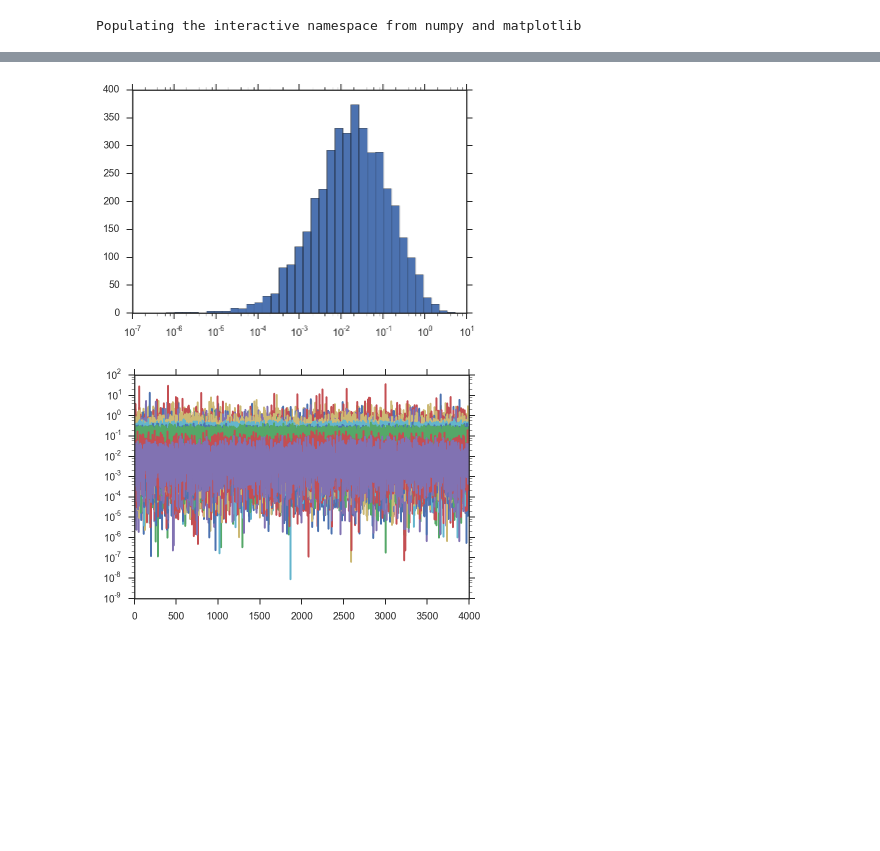
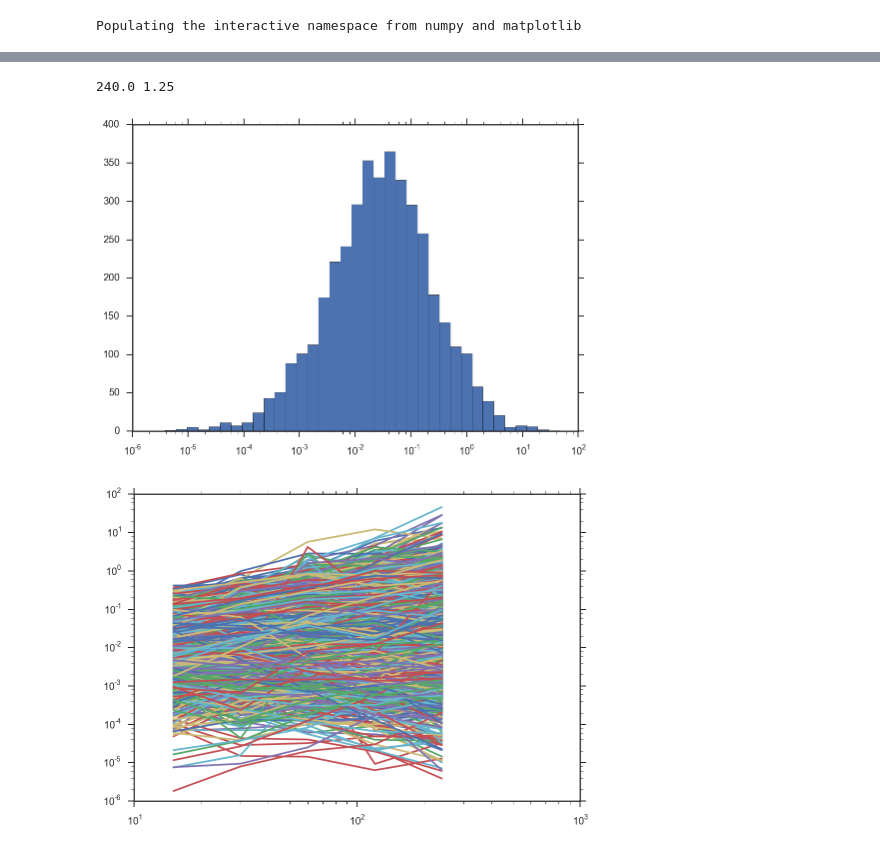
Before and after one commit to farr/kepler-selection, a Jupyter notebook: kephackwk/BinnedUncertaintyStan.ipynb, the cells around one changed output, grey strips where cells are left out. Cells and saved outputs as stored; diff of their text form; code cells hidden in the pictures; blank space fills up the shorter version.

```diff
--- a/kephackwk/BinnedUncertaintyStan.ipynb
+++ b/kephackwk/BinnedUncertaintyStan.ipynb
@@ -148,11 +135,13 @@ ylabel(r'$R$ ($R_\oplus$)')
 # %%
-pu.plot_histogram_posterior(samples['dndlnpdlnr'][:,-1,1], log=True)
+pu.plot_histogram_posterior(samples['dndlnpdlnr'][:,-1,0], log=True)
+print 0.5*(pbins[-2]+pbins[-1]), 0.5*(rbins[2] + rbins[1])
 # %% [output]
+240.0 1.25
-[figure, old version]
+[figure, new version]
-# %%
-for i in range(pbins.shape[0]-1):
-    for j in range(rbins.shape[0]-1):
-        plot(samples['dndlnpdlnr'][:,i,j])
-yscale('log')
-# %% [output]
-[figure, removed]
+# %%
+for x in samples['dndlnpdlnr']:
+    plot(0.5*(pbins[:-1] + pbins[1:]), x[:,0])
+yscale('log')
+xscale('log')
+# %% [output]
+[figure, added]
```
Also changed, not shown: parts of 5 cells of this notebook, 1 other file.
